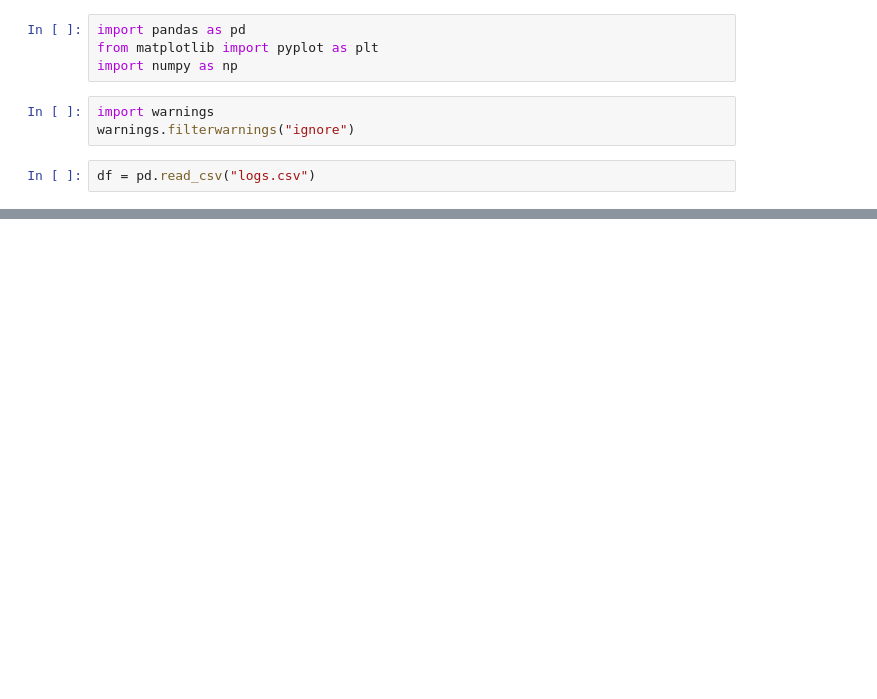
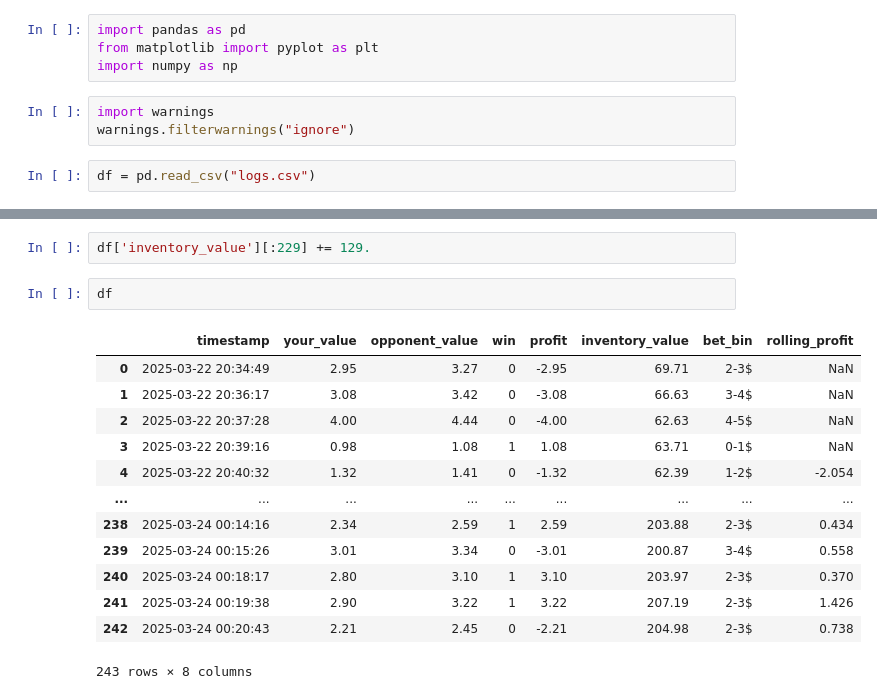
Before and after one commit to predaalex/metin2-AI, a Jupyter notebook: rustypot/graph_profit.ipynb, the cells around one changed output, grey strips where cells are left out. Saved outputs shown, nothing was run; the diff lists cells and outputs as text; blank space fills up the shorter version.

```diff
--- a/rustypot/graph_profit.ipynb
+++ b/rustypot/graph_profit.ipynb
@@ -63,0 +64,18 @@ plt.show()
+# %%
+df['inventory_value'][:229] += 129.
+# %%
+df
+# %% [output]
+|  | timestamp | your_value | opponent_value | win | profit | inventory_value | bet_bin | rolling_profit |
+| 0 | 2025-03-22 20:34:49 | 2.95 | 3.27 | 0 | -2.95 | 69.71 | 2-3$ | NaN |
+| 1 | 2025-03-22 20:36:17 | 3.08 | 3.42 | 0 | -3.08 | 66.63 | 3-4$ | NaN |
+| 2 | 2025-03-22 20:37:28 | 4.00 | 4.44 | 0 | -4.00 | 62.63 | 4-5$ | NaN |
+| 3 | 2025-03-22 20:39:16 | 0.98 | 1.08 | 1 | 1.08 | 63.71 | 0-1$ | NaN |
+| 4 | 2025-03-22 20:40:32 | 1.32 | 1.41 | 0 | -1.32 | 62.39 | 1-2$ | -2.054 |
+| ... | ... | ... | ... | ... | ... | ... | ... | ... |
+| 238 | 2025-03-24 00:14:16 | 2.34 | 2.59 | 1 | 2.59 | 203.88 | 2-3$ | 0.434 |
+| 239 | 2025-03-24 00:15:26 | 3.01 | 3.34 | 0 | -3.01 | 200.87 | 3-4$ | 0.558 |
+| 240 | 2025-03-24 00:18:17 | 2.80 | 3.10 | 1 | 3.10 | 203.97 | 2-3$ | 0.370 |
+| 241 | 2025-03-24 00:19:38 | 2.90 | 3.22 | 1 | 3.22 | 207.19 | 2-3$ | 1.426 |
+| 242 | 2025-03-24 00:20:43 | 2.21 | 2.45 | 0 | -2.21 | 204.98 | 2-3$ | 0.738 |
+243 rows × 8 columns
```
Also changed, not shown: parts of 4 cells of this notebook, 2 other files.
